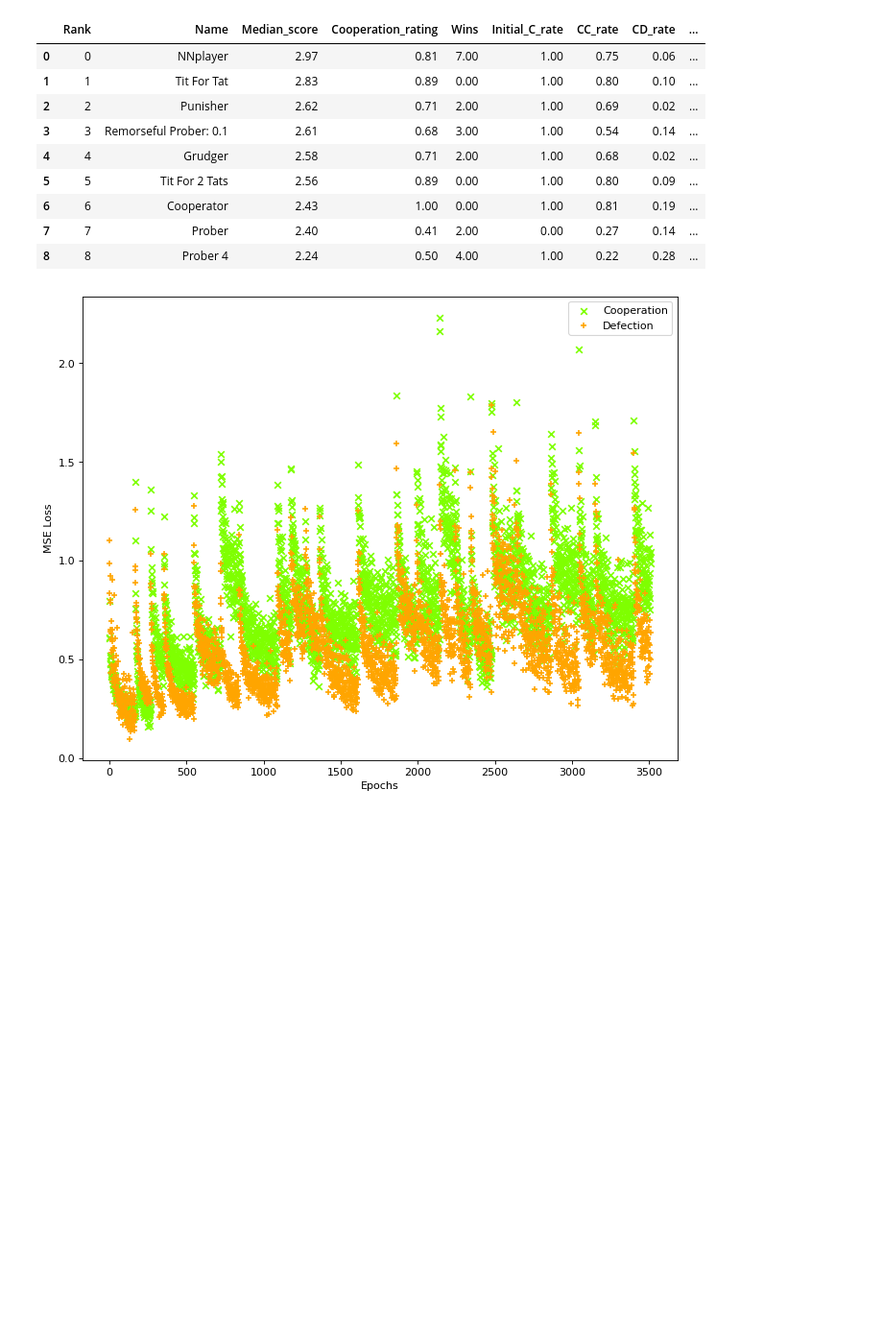
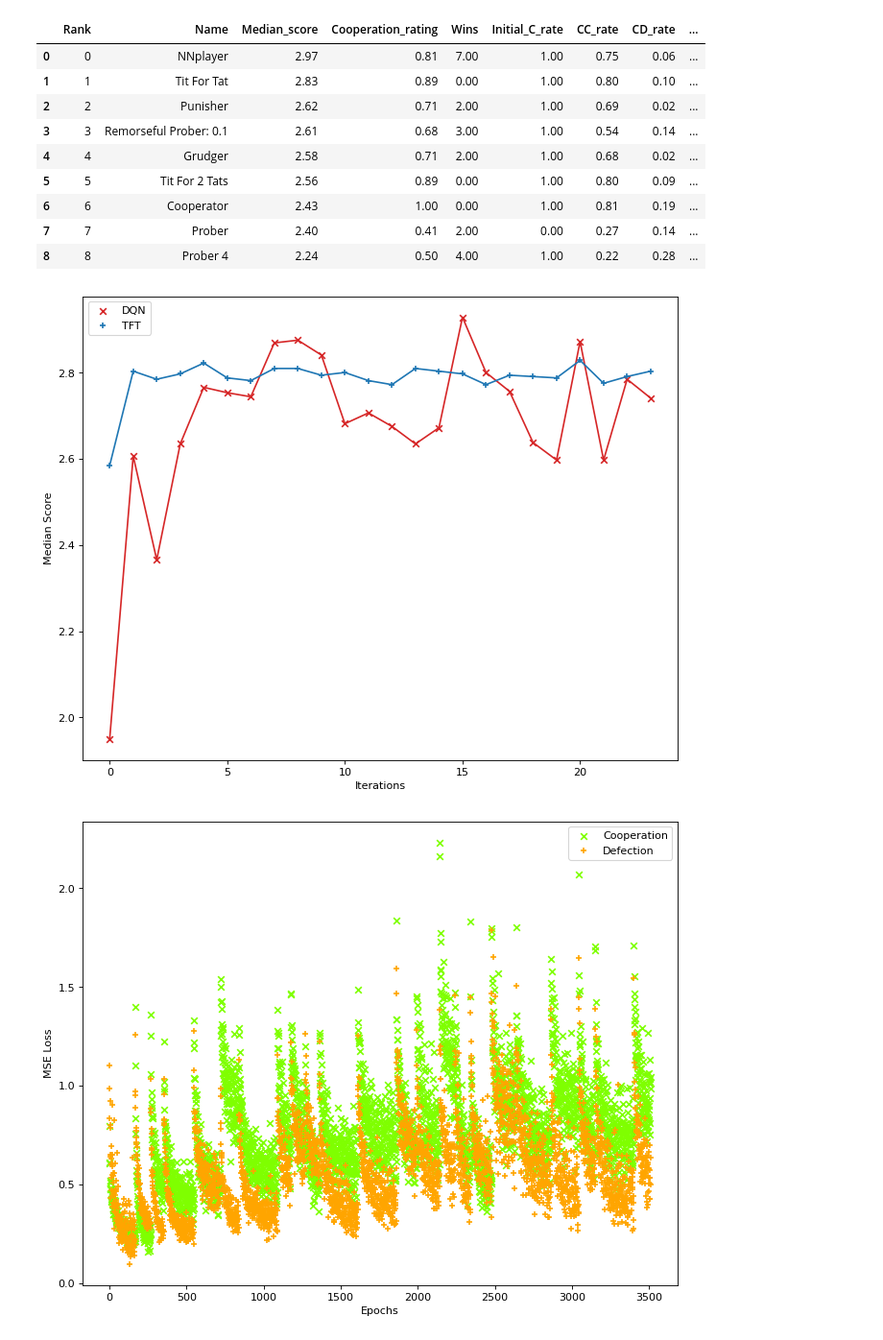
Before and after one commit to hongh-zhang/The-Evolution-of-Defection, a Jupyter notebook: Stage 2.ipynb, the cells around one changed output. Shown: that part at 96% size. Cells and saved outputs as stored; diff of their text form; code cells hidden in the pictures; blank space fills up the shorter version.

```diff
--- a/Stage 2.ipynb
+++ b/Stage 2.ipynb
@@ -365,6 +255,21 @@ pd.DataFrame(map(list, summary), columns=headers)
 | 6 | 6 | Cooperator | 2.43 | 1.00 | 0.00 | 1.00 | 0.81 | 0.19 | ... |
 | 7 | 7 | Prober | 2.40 | 0.41 | 2.00 | 0.00 | 0.27 | 0.14 | ... |
 | 8 | 8 | Prober 4 | 2.24 | 0.50 | 4.00 | 1.00 | 0.22 | 0.28 | ... |
+# %%
+a = pd.DataFrame([l.loc['DQN','Median_score'] for l in ls]).to_numpy().T[0]
+b = pd.DataFrame([l.loc['Tit For Tat','Median_score'] for l in ls]).to_numpy().T[0]
+# %%
+plt.figure(figsize=(10, 8), dpi=80)
+plt.scatter(range(len(a)), a, c='tab:red', marker='x', label='DQN')
+plt.plot(range(len(a)), a, c='tab:red')
+plt.scatter(range(len(a)), b, c='tab:blue', marker='+', label='TFT')
+plt.plot(range(len(a)), b, c='tab:blue')
+plt.legend(loc='upper left')
+plt.xlabel('Iterations')
+plt.ylabel('Median Score')
+plt.show()
+# %% [output]
+[figure, added]
 # %%
 p2.plot()
 p2.plot(min_ran=3000)
```
Also changed, not shown: parts of 15 cells of this notebook, 7 other files.
